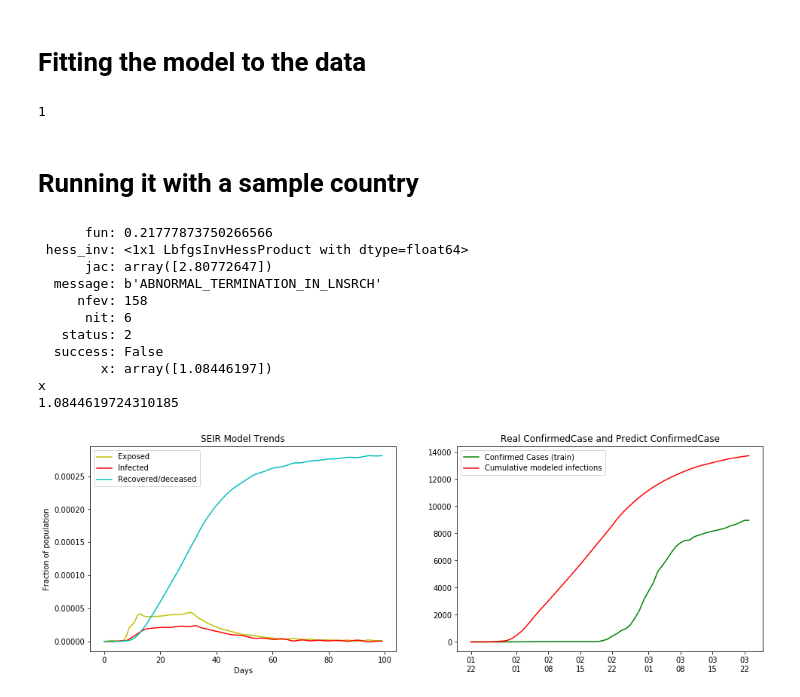
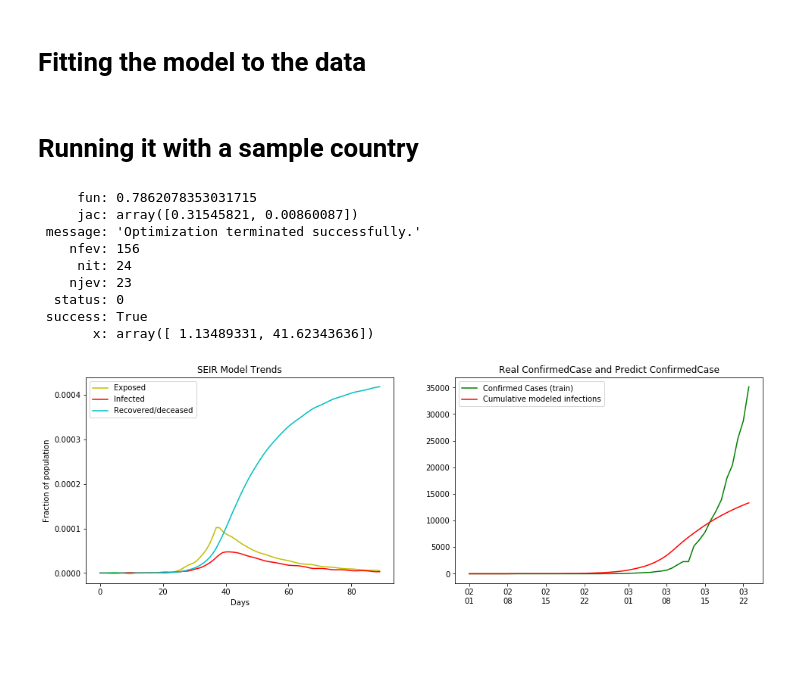
Before and after one commit to papstchaka/corona_kaggle, a Jupyter notebook: scripts/SEIR_v3.ipynb, the cells around one changed output. Cells and saved outputs as stored; diff of their text form; code cells hidden in the pictures; blank space fills up the shorter version.

```diff
--- a/scripts/SEIR_v3.ipynb
+++ b/scripts/SEIR_v3.ipynb
@@ -141,10 +141,10 @@ def cumsum_signal(vec):
 # Use a constant reproduction number
 def eval_model_const(params, data, population, return_solution=False, forecast_days=0):
     #R_0, cfr = params # Paramaters, R0 and cfr
-    R_0 = params
+    R_0,x = params
     cfr = 0.01
     #R_0, x = params
-    x = 48
+#     x = x
     N = population # Population of each country
     n_infected = data['ConfirmedCases'].iloc[0] # start from first comfirmedcase on dataset first date
     max_days = len(data) + forecast_days # How many days want to predict
@@ -160,9 +160,9 @@ def eval_model_const(params, data, population, return_solution=False, forecast_d
     def time_varying_reproduction(t):
         if (t<len(data)):
             if(math.isnan(data["StringencyIndex"].iloc[int(t)]) == False):
-                temp = R_0 *(x/data["StringencyIndex"].iloc[int(t)])**2
+                temp = R_0 *(x/data["StringencyIndex"].iloc[int(t)])
             else:
-                temp = R_0 *(x/80)**2
+                temp = R_0 *(x/80)
         else:
             temp = R_0 *(x/80)
       #print (temp)
@@ -178,7 +178,6 @@ def eval_model_const(params, data, population, return_solution=False, forecast_d
 #           temp = R_0 -(x/14) * 71
 #       #print (temp)
 #       return temp
-
 
 
     sol = solve_ivp(fun=lambda t,y:SEIR_model(t, y, time_varying_reproduction, T_inf, T_inc),
@@ -207,10 +206,6 @@ def eval_model_const(params, data, population, return_solution=False, forecast_d
     else:
     #    return msle_final
         return msle_cases
-# %%
-len(((1, 20),))
-# %% [output]
-1
 # %%
 def fit_model_new(data, area_name, initial_guess=[2.2, 0.02, 2, 50],
               bounds=((1, 20), (0, 0.15), (1, 3), (1, 100)), make_plot=True):
@@ -230,9 +225,9 @@ def fit_model_new(data, area_name, initial_guess=[2.2, 0.02, 2, 50],
     #res_const = minimize(eval_model_const, [5, 48], bounds=((1, 40), (0, 100)),
     #                     args=(train_data, population, False),
     #                     method='L-BFGS-B')
-    res_const = minimize(eval_model_const, [2.2], bounds=((1, 20),),
+    res_const = minimize(eval_model_const, [5,48], bounds=((0,20),(0,100)),
                         args=(train_data, population, False),
-                         method='L-BFGS-B')
+                         method='SLSQP')
     #res_const = minimize(eval_model_const, [2.2, 48], bounds=((1, 20), (0, 100)),
     #                     args=(train_data, population, False),
     #                     method='L-BFGS-B')
@@ -286,8 +281,8 @@ def fit_model_new(data, area_name, initial_guess=[2.2, 0.02, 2, 50],
     if make_plot:
         #print(f'Validation MSLE: {valid_msle:0.5f}, Reproduction number(R0) : {res.x[0]:0.5f}, Fatal rate : {res.x[1]:0.5f}')
         ####### Plot the fit result of train data dna SEIR model trends #######
-        print("x")
-        print(res.x[0])
+#         print("x")
+#         print(res.x[0])
         TrendPlot(exp,inf,rec,train_data, y_pred)
 
    #    ####### Forecast 300 days after by using the best paramater of train data #######
@@ -328,31 +323,29 @@ def fit_model_new(data, area_name, initial_guess=[2.2, 0.02, 2, 50],
 # %%
 T_inc = 5.2  # average incubation period
 T_inf = 2.9  # average infectious period
 R_0 = 2.2  # reproduction number without intervention
 R_t = 0.7  # reproduction number after intervention
 
-country = 'Korea, South'
+country = 'Spain'
 
 if country not in dataset['Country_Region'].unique():
     country_pd_train = dataset[dataset['Province_State']==country]
 else:
     country_pd_train = dataset[dataset['Country_Region']==country]
 
 country_pd_train = country_pd_train[:-3]
 
 a,b = fit_model_new(country_pd_train,country,make_plot=True)
 # %% [output]
-      fun: 0.21777873750266566
- hess_inv: <1x1 LbfgsInvHessProduct with dtype=float64>
-      jac: array([2.80772647])
-  message: b'ABNORMAL_TERMINATION_IN_LNSRCH'
-     nfev: 158
-      nit: 6
-   status: 2
-  success: False
-        x: array([1.08446197])
-x
-1.0844619724310185
+     fun: 0.7862078353031715
+     jac: array([0.31545821, 0.00860087])
+ message: 'Optimization terminated successfully.'
+    nfev: 156
+     nit: 24
+    njev: 23
+  status: 0
+ success: True
+       x: array([ 1.13489331, 41.62343636])
-[figure, old version]
+[figure, new version]
 # %%
 country_pd_train.head(70)
```
Also changed, not shown: parts of 1 cell of this notebook.
